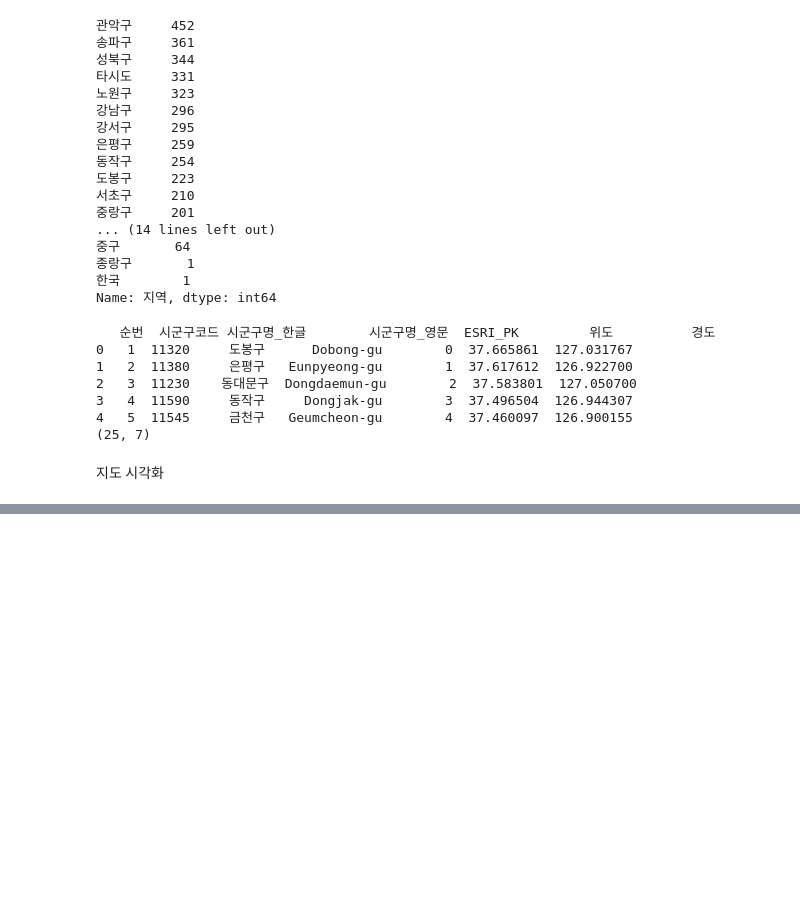
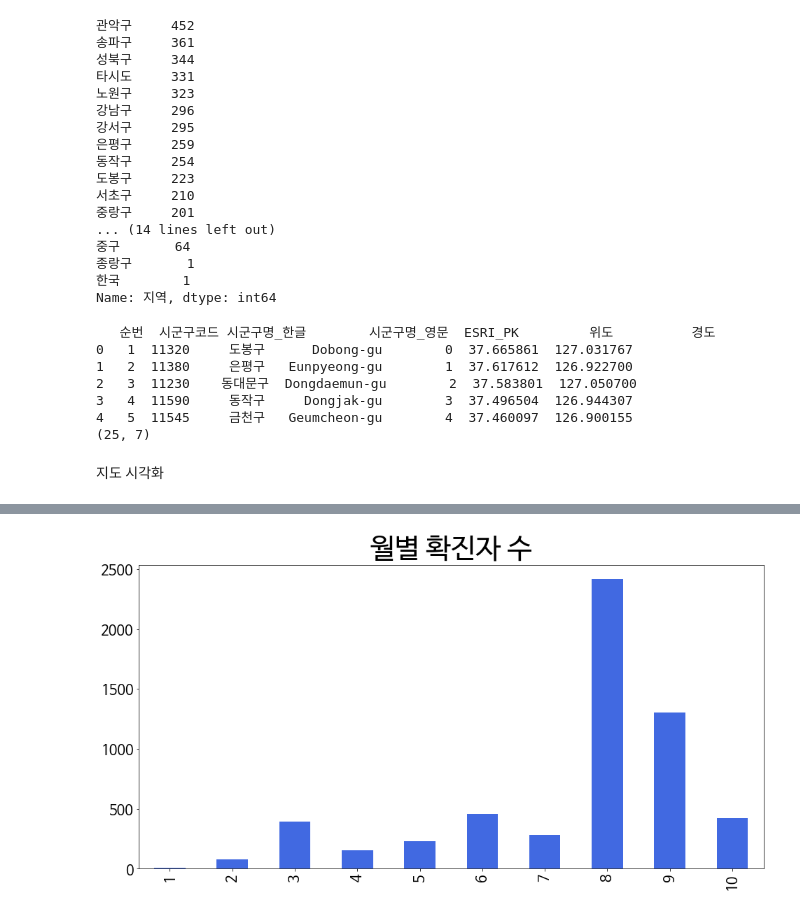
Before and after one commit to JJay1010/K-software_-, a Jupyter notebook: Hyeon-Tae_Hwang/Covid.ipynb, the cells around one changed output, grey strips where cells are left out. Saved outputs shown, nothing was run; the diff lists cells and outputs as text; code cells hidden in the pictures; blank space fills up the shorter version.

```diff
--- a/Hyeon-Tae_Hwang/Covid.ipynb
+++ b/Hyeon-Tae_Hwang/Covid.ipynb
@@ -169,0 +208,20 @@ print(area.shape)
+# %%
+#geo_path = '/content/covid/서울시 행정구역 시군구 정보 (좌표계_ WGS1984).csv'
+#geo_json = json.load(open(geo_path, encoding='utf-8-sig'))
+
+def add1(valid):
+
+    loc = area[area['시군구명_한글'] == valid]['경도'].values.tolist()
+    if len(loc) == 0:
+      return 0
+    return loc[0]
+
+def add2(valid):
+    loc = area[area['시군구명_한글'] == valid]['위도'].values.tolist()
+    if len(loc) == 0:
+      return 0
+    return loc[0]
+
+cases['경도'] = cases.apply(lambda row : add1(row['지역']), axis = 1)
+
+cases['위도'] = cases.apply(lambda row : add2(row['지역']), axis = 1)
@@ -169,0 +274,14 @@ print(area.shape)
+# %%
+cases['month'] = cases.apply(lambda row : row['확진일'].split('.')[0], axis = 1)
+figsize = (16,8)
+title_font_size = 40
+month_df = cases.month.value_counts()
+month_index = cases.month.value_counts().index.tolist()
+month_index = map(int,month_index)
+month_df.index = month_index
+month_df  =month_df.sort_index()
+month_df.plot(kind='bar', figsize = figsize, color = 'royalblue', fontsize = 20)
+plt.title('월별 확진자 수', fontsize=title_font_size)
+plt.show()
+# %% [output]
+[figure, added]
```
Also changed, not shown: parts of 28 cells of this notebook.
